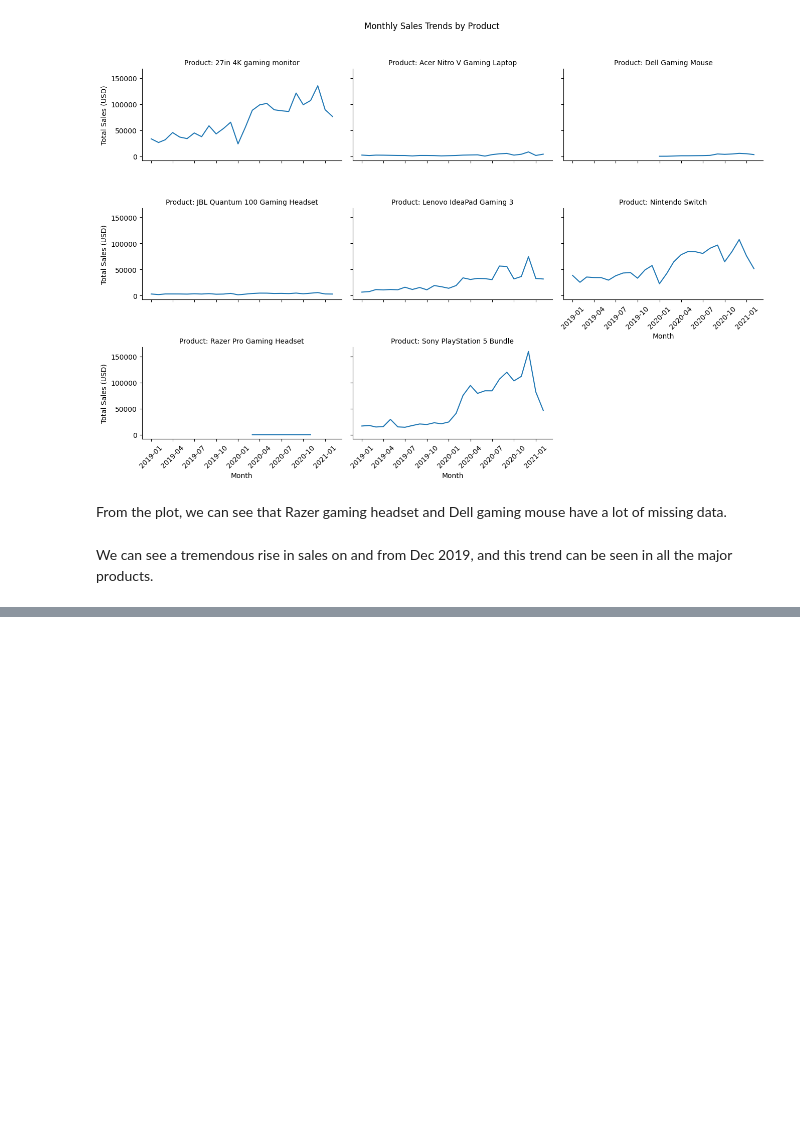
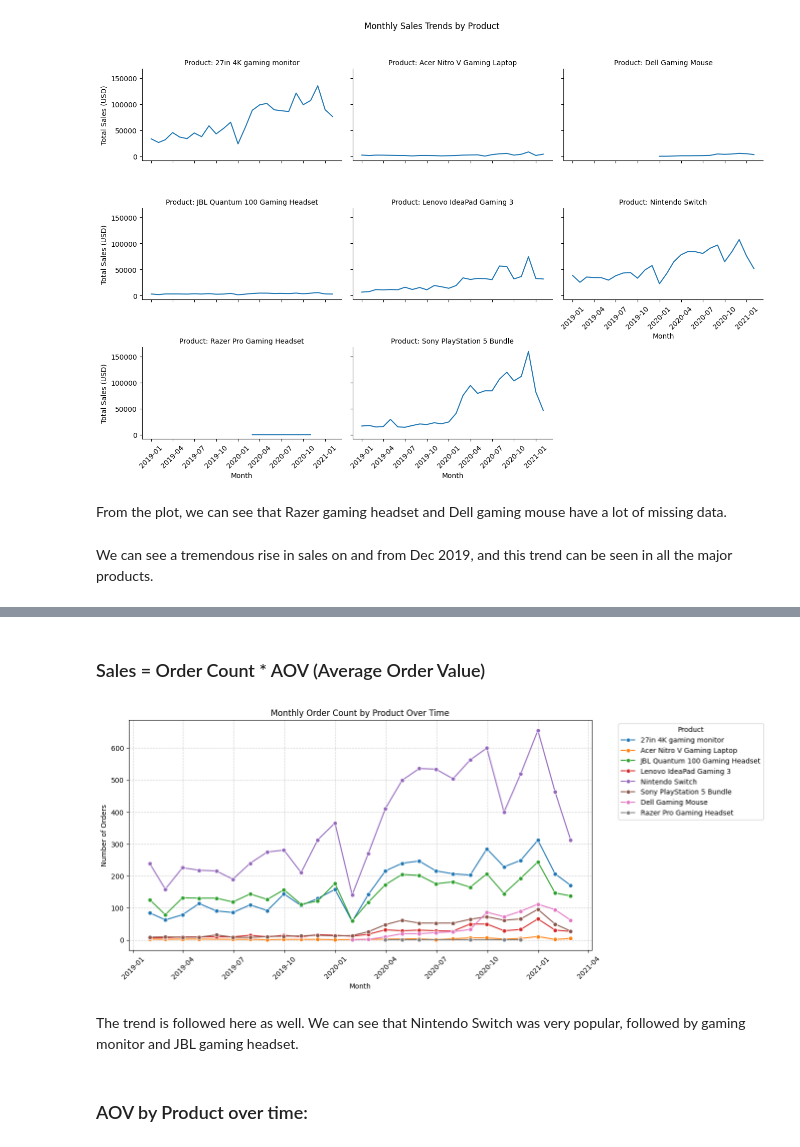
Before and after one commit to bdk-333/GameZone-Data-Analytics, a Jupyter notebook: notebooks/2_EDA.ipynb, the cells around one changed output, grey strips where cells are left out. Cells and saved outputs as stored; diff of their text form; code cells hidden in the pictures; blank space fills up the shorter version.

```diff
--- a/notebooks/2_EDA.ipynb
+++ b/notebooks/2_EDA.ipynb
@@ -164,0 +230,20 @@ We can see a tremendous rise in sales on and from Dec 2019, and this trend can b
+# %%
+order_count_by_product = df.groupby([pd.Grouper(key='PURCHASE_TS', freq='ME'), 'PRODUCT_NAME'])['ORDER_ID'].count().reset_index()
+# %% [markdown]
+### Sales = Order Count * AOV (Average Order Value)
+# %%
+plt.figure(figsize=(12, 6))
+sns.lineplot(data=order_count_by_product, x='PURCHASE_TS', y='ORDER_ID', hue='PRODUCT_NAME', estimator='sum', errorbar=None, marker='o')
+plt.title('Monthly Order Count by Product Over Time')
+plt.xlabel('Month')
+plt.ylabel('Number of Orders')
+plt.xticks(rotation=45)
+plt.grid(True, linestyle='--', alpha=0.6)
+plt.legend(title='Product', bbox_to_anchor=(1.05, 1), loc='upper left')
+plt.show()
+# %% [output]
+[figure, added]
+# %% [markdown]
+The trend is followed here as well. We can see that Nintendo Switch was very popular, followed by gaming monitor and JBL gaming headset.
+# %% [markdown]
+### AOV by Product over time:
```
Also changed, not shown: parts of 20 cells of this notebook.
